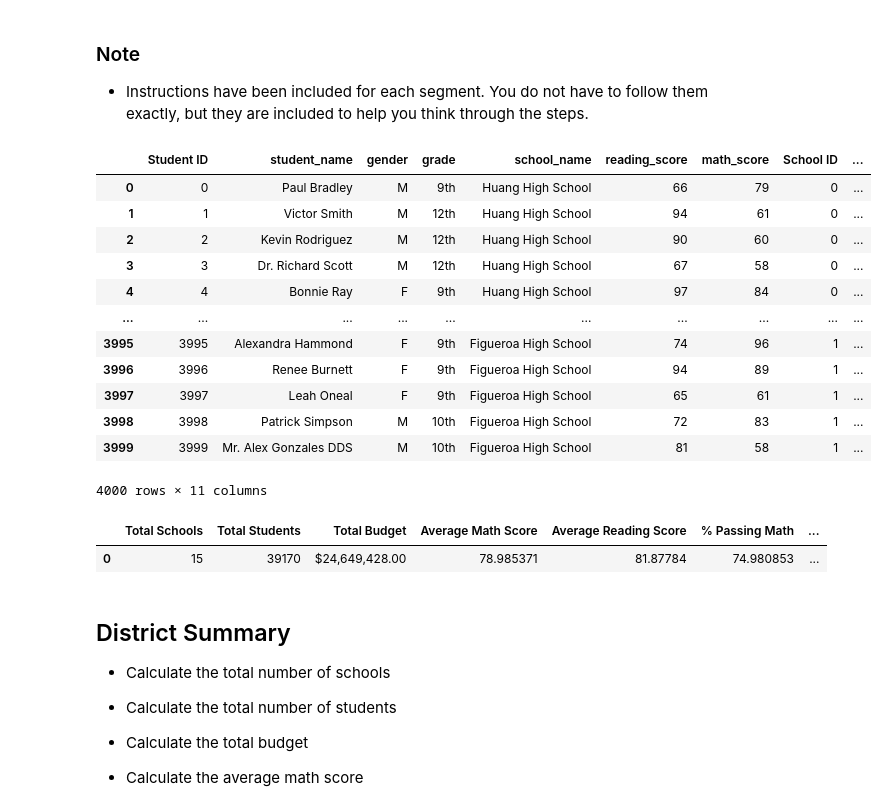
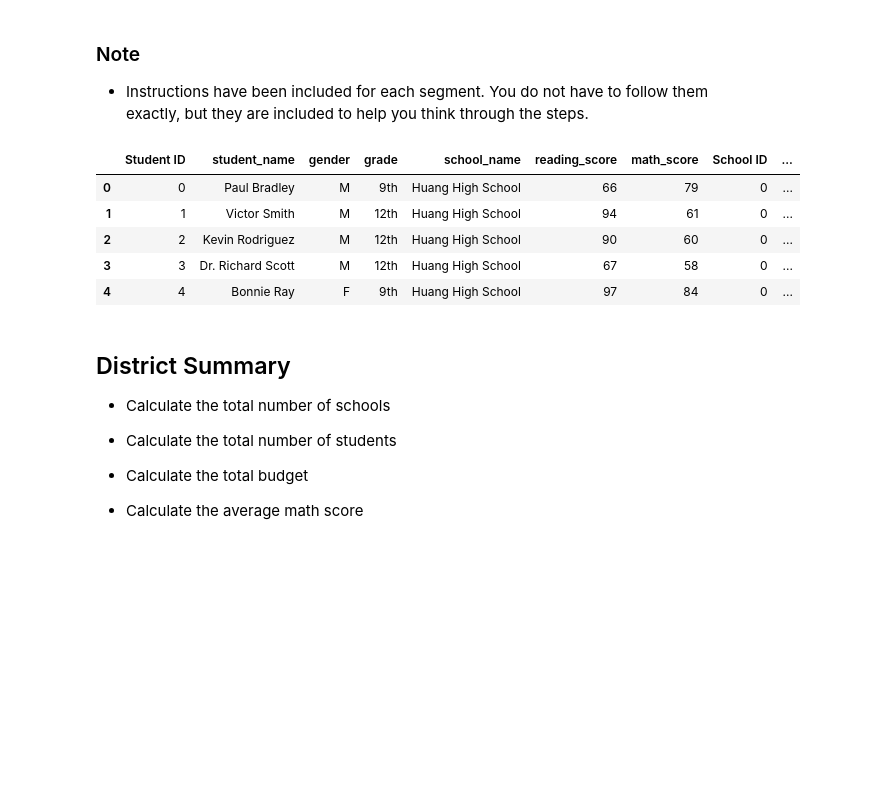
Before and after one commit to paulywog13/pandas-challenge, a Jupyter notebook: PyCitySchools/PyCitySchools_starter.ipynb, the cells around one changed output. Cells and saved outputs as stored; diff of their text form; code cells hidden in the pictures; blank space fills up the shorter version.

```diff
--- a/PyCitySchools/PyCitySchools_starter.ipynb
+++ b/PyCitySchools/PyCitySchools_starter.ipynb
@@ -4,59 +4,25 @@
 # %%
 # Dependencies and Setup
 import pandas as pd
 
 # File to Load (Remember to Change These)
 school_data_to_load = "Resources/schools_complete.csv"
 student_data_to_load = "Resources/students_complete.csv"
 
 # Read School and Student Data File and store into Pandas DataFrames
 school_data = pd.read_csv(school_data_to_load)
 student_data = pd.read_csv(student_data_to_load)
 
 # Combine the data into a single dataset.
 school_data_complete = pd.merge(student_data, school_data, how="left", on=["school_name", "school_name"])
-school_data_complete.head(4000)
+school_data_complete.head()
 # %% [output]
 |  | Student ID | student_name | gender | grade | school_name | reading_score | math_score | School ID | ... |
 | 0 | 0 | Paul Bradley | M | 9th | Huang High School | 66 | 79 | 0 | ... |
 | 1 | 1 | Victor Smith | M | 12th | Huang High School | 94 | 61 | 0 | ... |
 | 2 | 2 | Kevin Rodriguez | M | 12th | Huang High School | 90 | 60 | 0 | ... |
 | 3 | 3 | Dr. Richard Scott | M | 12th | Huang High School | 67 | 58 | 0 | ... |
 | 4 | 4 | Bonnie Ray | F | 9th | Huang High School | 97 | 84 | 0 | ... |
-| ... | ... | ... | ... | ... | ... | ... | ... | ... | ... |
-| 3995 | 3995 | Alexandra Hammond | F | 9th | Figueroa High School | 74 | 96 | 1 | ... |
-| 3996 | 3996 | Renee Burnett | F | 9th | Figueroa High School | 94 | 89 | 1 | ... |
-| 3997 | 3997 | Leah Oneal | F | 9th | Figueroa High School | 65 | 61 | 1 | ... |
-| 3998 | 3998 | Patrick Simpson | M | 10th | Figueroa High School | 72 | 83 | 1 | ... |
-| 3999 | 3999 | Mr. Alex Gonzales DDS | M | 10th | Figueroa High School | 81 | 58 | 1 | ... |
-4000 rows × 11 columns
-# %%
-
-total_schools = len(school_data['school_name'])
-total_students = sum(school_data['size'])
-total_budget = sum(school_data['budget'])
-average_math = ((sum(school_data_complete["math_score"])/len(school_data_complete["math_score"])))
-average_reading = ((sum(school_data_complete["reading_score"])/len(school_data_complete["reading_score"])))
-passing_math = ((len(student_data[student_data["math_score"]>=70])/total_students)*100)
-passing_reading = ((len(student_data[student_data["reading_score"]>=70])/total_students)*100)
-passing_overall = ((len(student_data[(student_data["math_score"]>=70) &
-                        (student_data["reading_score"]>=70)])/total_students)*100)
-
-summary_data = {"Total Schools": [total_schools],
-                "Total Students": [total_students],
-                "Total Budget": [total_budget],
-                "Average Math Score": [average_math],
-                "Average Reading Score": [average_reading],
-                "% Passing Math": [passing_math],
-                "% Passing Reading": [passing_reading],
-                "% Overall Passing": [passing_overall]}
-
-district_summary_df = pd.DataFrame(summary_data)
-district_summary_df["Total Budget"] = district_summary_df["Total Budget"].map("${:,.2f}".format)
-district_summary_df
-# %% [output]
-|  | Total Schools | Total Students | Total Budget | Average Math Score | Average Reading Score | % Passing Math | ... |
-| 0 | 15 | 39170 | $24,649,428.00 | 78.985371 | 81.87784 | 74.980853 | ... |
 # %% [markdown]
 ## District Summary
 
```
Also changed, not shown: parts of 19 cells of this notebook.
